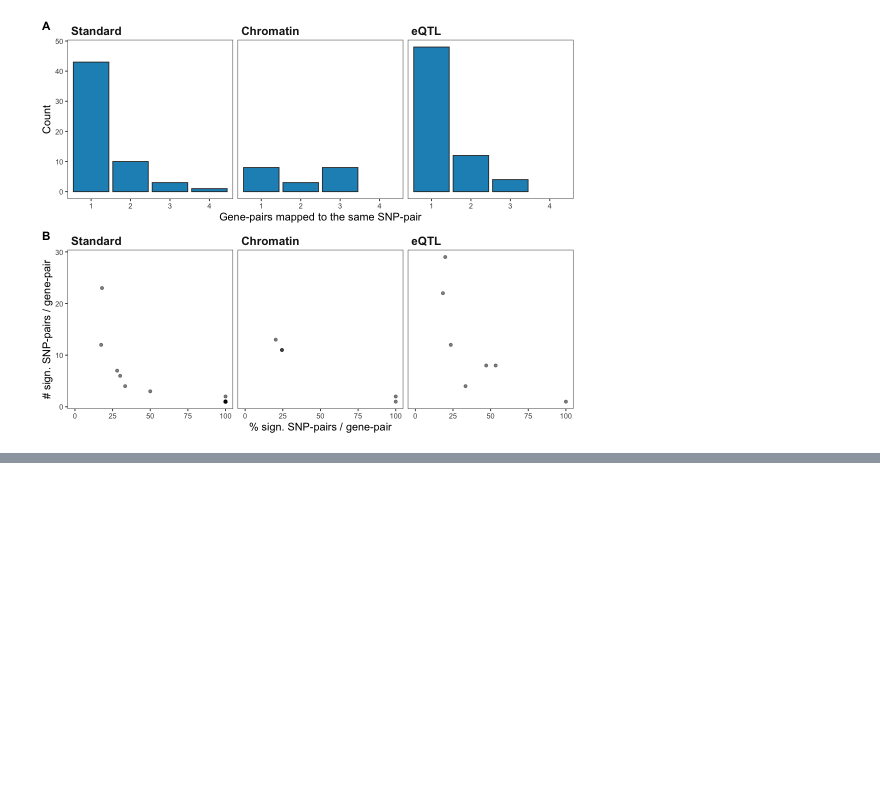
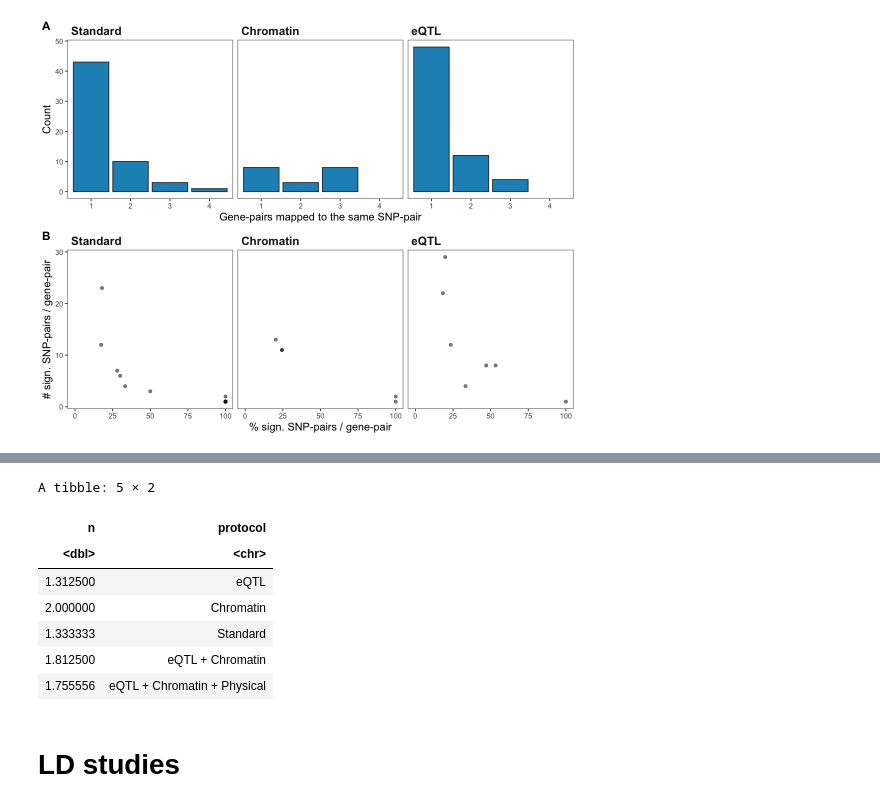
Before and after one commit to DianeDuroux/BiologicalEpistasis, a Jupyter notebook: doc/gene_networks.ipynb, the cells around one changed output, grey strips where cells are left out. Cells and saved outputs as stored; diff of their text form; code cells hidden in the pictures; blank space fills up the shorter version.

```diff
--- a/doc/gene_networks.ipynb
+++ b/doc/gene_networks.ipynb
@@ -402,0 +414,28 @@ ggsave(filename = 'fig/snp_networks.pdf', width=15, height=5, bg = "transparent"
+# %%
+artifact_clusters <- function(path, tag) {
+
+    read_csv(paste0(rslt, path), col_types = 'ccdccc') %>%
+        group_by(SNP_1, SNP_2) %>%
+        summarize(n = n()) %>%
+        ungroup %>%
+        summarize(n = mean(n)) %>%
+        mutate(protocol = tag)
+
+}
+
+bind_rows(artifact_clusters('withBiofilter_filter/eqtl/sign_SNPPairs.txt', 'eQTL'),
+          artifact_clusters('withBiofilter_filter/chromatin/sign_SNPPairs.txt', 'Chromatin'),
+          artifact_clusters('withoutBiofilter_filter/noFilter/sign_SNPPairs.txt', 'Standard'),
+          artifact_clusters('withBiofilter_filter/eqtl_chrom/sign_SNPPairs.txt', 'eQTL + Chromatin'),
+          artifact_clusters('withBiofilter_filter/eqtl_chrom_phys/sign_SNPPairs.txt', 'eQTL + Chromatin + Physical'))
+# %% [output]
+A tibble: 5 × 2
+| n | protocol |
+| <dbl> | <chr> |
+| 1.312500 | eQTL |
+| 2.000000 | Chromatin |
+| 1.333333 | Standard |
+| 1.812500 | eQTL + Chromatin |
+| 1.755556 | eQTL + Chromatin + Physical |
+# %% [markdown]
+# LD studies
```
Also changed, not shown: parts of 8 cells of this notebook, 13 other files.
